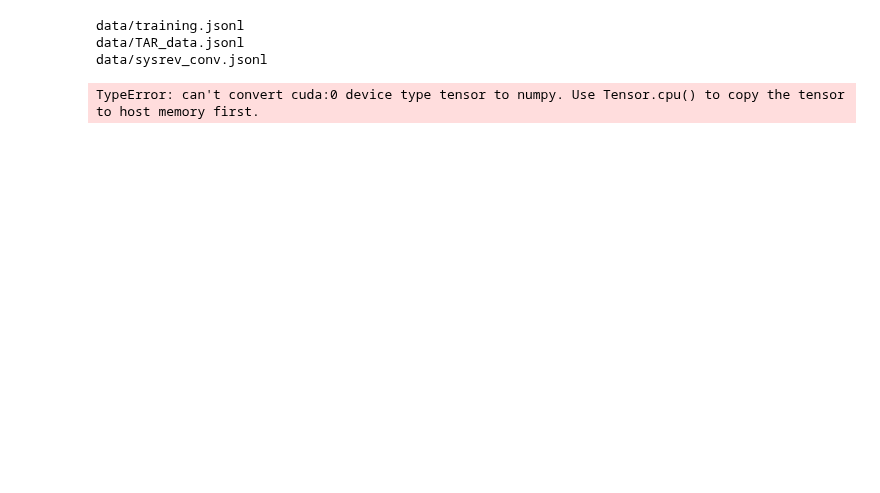
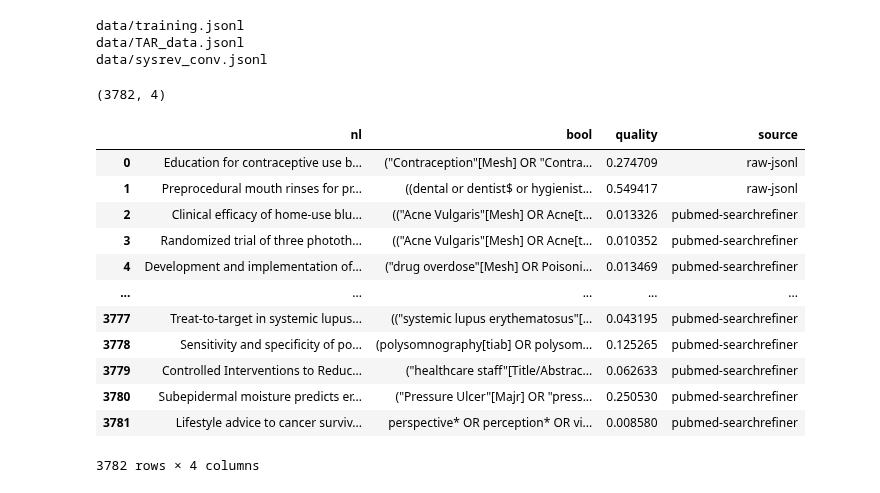
Before and after one commit to hscells-org/project-doehl-boolean-clip, a Jupyter notebook: tsne.ipynb, the cells around one changed output. Drawn from its saved outputs; the diff is of its cells as text; code cells hidden in the pictures; blank space fills up the shorter version.

Commit message:
first tsne plotting

```diff
--- a/tsne.ipynb
+++ b/tsne.ipynb
@@ -18,26 +18,42 @@ paths = [
 dataset = paths_to_dataset(
     paths,
     test_only_sources=['TAR', 'sysrev'],
-    train_sources=['pubmed-searchrefiner','pubmed-query','raw-jsonl']
+    # train_sources=['pubmed-searchrefiner','pubmed-query','raw-jsonl']
+    train_sources=['pubmed-searchrefiner','raw-jsonl']
 )
-
-# Embedding
-N = 1000
-df = pd.DataFrame({
-    "nl": dataset["train"]["nl_query"],
-    "bool": dataset["train"]["bool_query"],
-    "quality": dataset["train"]["quality"],
-    "source": dataset["train"]["source"]
-})
-df = df.sample(N, random_state=42).reset_index(drop=True)
 # %% [output]
 data/training.jsonl
 data/TAR_data.jsonl
 data/sysrev_conv.jsonl
+# %%
+N = 1000
+df = pd.DataFrame({
+    "nl": dataset["train"]["nl_query"],
+    "bool": dataset["train"]["bool_query"],
+    "quality": dataset["train"]["quality"],
+    "source": dataset["train"]["source"]
+})
+df = df.sample(min(N, df.shape[0])).reset_index(drop=True)
+df
+# %% [output]
+(3782, 4)
+|  | nl | bool | quality | source |
+| 0 | Education for contraceptive use b... | ("Contraception"[Mesh] OR "Contra... | 0.274709 | raw-jsonl |
+| 1 | Preprocedural mouth rinses for pr... | ((dental or dentist$ or hygienist... | 0.549417 | raw-jsonl |
+| 2 | Clinical efficacy of home-use blu... | (("Acne Vulgaris"[Mesh] OR Acne[t... | 0.013326 | pubmed-searchrefiner |
+| 3 | Randomized trial of three phototh... | (("Acne Vulgaris"[Mesh] OR Acne[t... | 0.010352 | pubmed-searchrefiner |
+| 4 | Development and implementation of... | ("drug overdose"[Mesh] OR Poisoni... | 0.013469 | pubmed-searchrefiner |
+| ... | ... | ... | ... | ... |
+| 3777 | Treat-to-target in systemic lupus... | (("systemic lupus erythematosus"[... | 0.043195 | pubmed-searchrefiner |
+| 3778 | Sensitivity and specificity of po... | (polysomnography[tiab] OR polysom... | 0.125265 | pubmed-searchrefiner |
+| 3779 | Controlled Interventions to Reduc... | ("healthcare staff"[Title/Abstrac... | 0.062633 | pubmed-searchrefiner |
+| 3780 | Subepidermal moisture predicts er... | ("Pressure Ulcer"[Majr] OR "press... | 0.250530 | pubmed-searchrefiner |
+| 3781 | Lifestyle advice to cancer surviv... | perspective* OR perception* OR vi... | 0.008580 | pubmed-searchrefiner |
+3782 rows × 4 columns
 # %%
 model = DualSiglip2Model('BAAI/bge-small-en-v1.5', loss_type="clip")
 
-embeddings = model.encode_text(df["nl"].tolist()).cpu()
+embeddings = model.encode_text(df["nl"].tolist()).detach().cpu().numpy()
 
 tsne = TSNE(n_components=2,
             perplexity=30,
@@ -53,7 +69,7 @@ df["y"] = coords[:,1]
 fig = px.scatter(
     df, x="x", y="y",
     color="source",               # color by data source
-    size="quality",               # optionally size by quality score
+    # size="quality",               # optionally size by quality score
     hover_data={
         "nl": True,               # show the NL query on hover
         "bool": True,             # show the bool query
@@ -66,5 +82,3 @@ fig = px.scatter(
 fig.update_traces(marker=dict(opacity=0.7, line_width=0.5))
 fig.update_layout(width=800, height=600)
 fig.show()
-# %% [output]
-TypeError: can't convert cuda:0 device type tensor to numpy. Use Tensor.cpu() to copy the tensor to host memory first.
```
Also changed, not shown: 3 other files.
